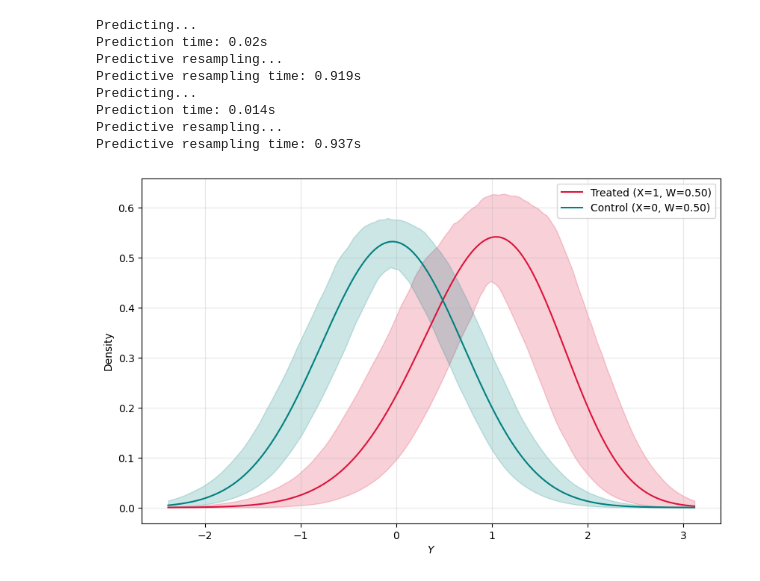
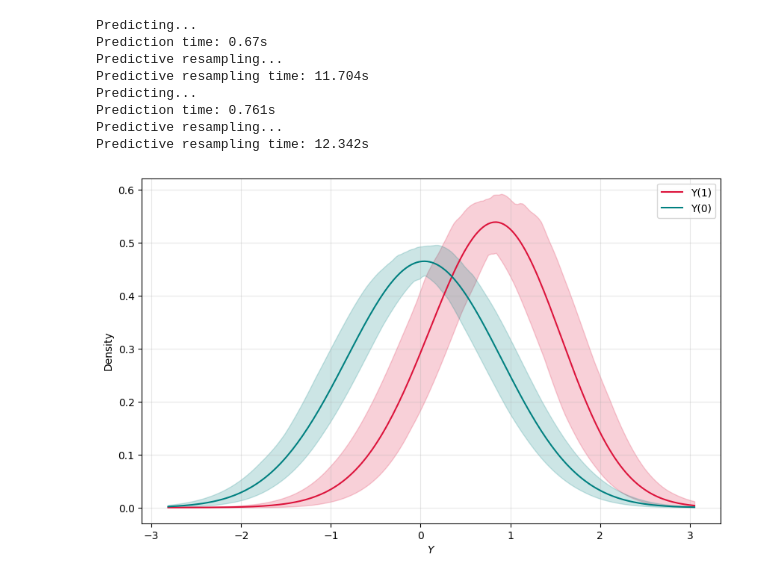
Before and after one commit to gregorsteiner/CausalMP, a Jupyter notebook: Copula MP.ipynb, the cells around one changed output. Drawn from its saved outputs; the diff is of its cells as text; code cells hidden in the pictures.

Commit message:
Implemented marginalisation over W

```diff
--- a/Copula MP.ipynb
+++ b/Copula MP.ipynb
@@ -75,45 +72,64 @@ import matplotlib.pyplot as plt
 
 w_val = 0.5
 y_grid = np.linspace(y.min() - 1, y.max() + 1, 200)
-T_fwd, B_post = 1000, 500
+T_fwd, B_post = 500, 100
+
+# Precompute W values for indexing
+Z_jnp = jnp.array(Z)
+w_unique_jnp = jnp.array(w_unique)
 
 def get_density_stats(x_val):
-    z_target = jnp.tile(jnp.array([[float(x_val), w_val]]), (len(y_grid), 1))
-    _, logpdf_pr = predictive_resample_cregression(
-        fit, jnp.array(Z), jnp.array(y_grid), z_target, B_post, T_fwd, seed=42
+    # Build the test grid over y and all unique w values for fixed x_val
+    n_w = len(w_unique_jnp)
+    y_target = jnp.tile(jnp.array(y_grid), n_w)
+    w_target = jnp.repeat(w_unique_jnp, len(y_grid))
+    z_target = jnp.column_stack((jnp.repeat(float(x_val), y_target.shape[0]), w_target))
+
+    _, logpdf_pr, ind_new_pr = predictive_resample_cregression(
+        fit, jnp.array(Z), y_target, z_target, B_post, T_fwd, seed=42
     )
+
+    logpdf_pr = jnp.squeeze(logpdf_pr)
     pdfs = jnp.exp(logpdf_pr)
+    pdfs = pdfs.reshape(B_post, n_w, len(y_grid))
+
+    sampled_w = Z_jnp[ind_new_pr, 1]
+    weights = jnp.equal(sampled_w[:, :, None], w_unique_jnp[None, None, :]).sum(axis=1)
+    weights = weights / weights.sum(axis=1, keepdims=True)
+
+    marginal_pdfs = jnp.einsum('bw,bwy->by', weights, pdfs)
+
     return {
-        'mean': np.array(jnp.mean(pdfs, axis=0)).flatten(),
-        'low':  np.array(jnp.quantile(pdfs, 0.025, axis=0)).flatten(),
-        'high': np.array(jnp.quantile(pdfs, 0.975, axis=0)).flatten()
+        'mean': np.array(jnp.mean(marginal_pdfs, axis=0)),
+        'low':  np.array(jnp.quantile(marginal_pdfs, 0.025, axis=0)),
+        'high': np.array(jnp.quantile(marginal_pdfs, 0.975, axis=0))
     }
 
 res_t = get_density_stats(1)  # Treated
 res_c = get_density_stats(0)  # Control
 
 plt.figure(figsize=(10, 6))
 
 # Plot Treated Group
-plt.plot(y_grid, res_t['mean'], color='crimson', label=f'Treated (X=1, W={w_val:.2f})')
+plt.plot(y_grid, res_t['mean'], color='crimson', label=f'Y(1)')
 plt.fill_between(y_grid, res_t['low'], res_t['high'], color='crimson', alpha=0.2)
 
 # Plot Control Group
-plt.plot(y_grid, res_c['mean'], color='teal', label=f'Control (X=0, W={w_val:.2f})')
+plt.plot(y_grid, res_c['mean'], color='teal', label=f'Y(0)')
 plt.fill_between(y_grid, res_c['low'], res_c['high'], color='teal', alpha=0.2)
 
 plt.xlabel('$Y$')
 plt.ylabel('Density')
 plt.legend()
 plt.grid(alpha=0.3)
 plt.show()
 # %% [output]
 Predicting...
-Prediction time: 0.02s
+Prediction time: 0.67s
 Predictive resampling...
-Predictive resampling time: 0.919s
+Predictive resampling time: 11.704s
 Predicting...
-Prediction time: 0.014s
+Prediction time: 0.761s
 Predictive resampling...
-Predictive resampling time: 0.937s
+Predictive resampling time: 12.342s
-[figure, old version]
+[figure, new version]
```
Also changed, not shown: parts of 4 cells of this notebook, 2 other files.
